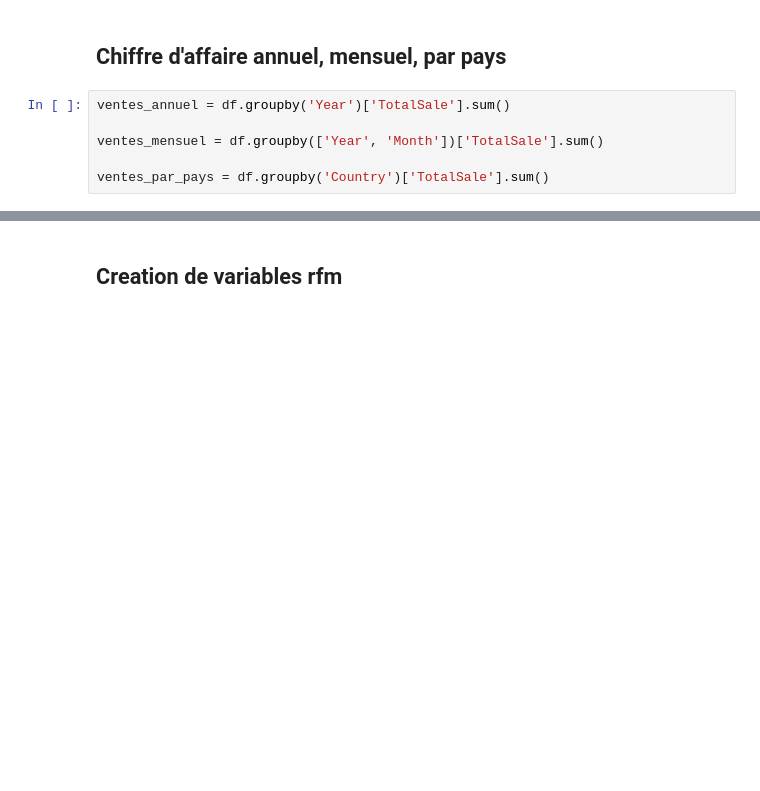
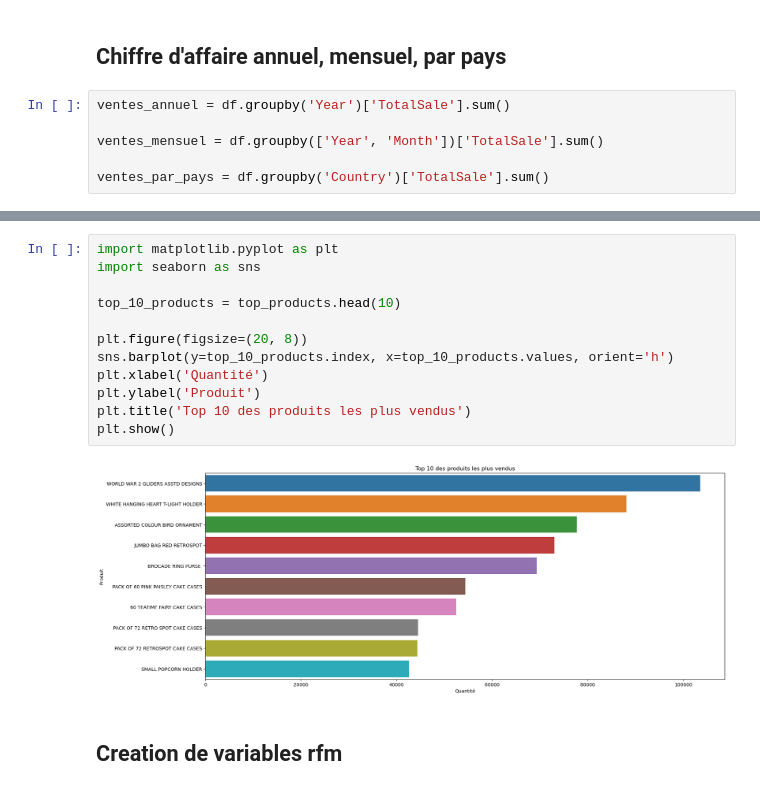
Before and after one commit to neevaiti/segmentation_client_simplon, a Jupyter notebook: rubic.ipynb, the cells around one changed output, grey strips where cells are left out. Drawn from its saved outputs; the diff is of its cells as text; blank space fills up the shorter version.

```diff
--- a/rubic.ipynb
+++ b/rubic.ipynb
@@ -287,3 +303,17 @@ plt.show()
+# %%
+import matplotlib.pyplot as plt
+import seaborn as sns
+
+top_10_products = top_products.head(10)
+
+plt.figure(figsize=(20, 8))
+sns.barplot(y=top_10_products.index, x=top_10_products.values, orient='h')
+plt.xlabel('Quantité')
+plt.ylabel('Produit')
+plt.title('Top 10 des produits les plus vendus')
+plt.show()
+# %% [output]
+[figure, added]
 # %% [markdown]
 ## Creation de variables rfm
 # %%
```
Also changed, not shown: parts of 9 cells of this notebook.
